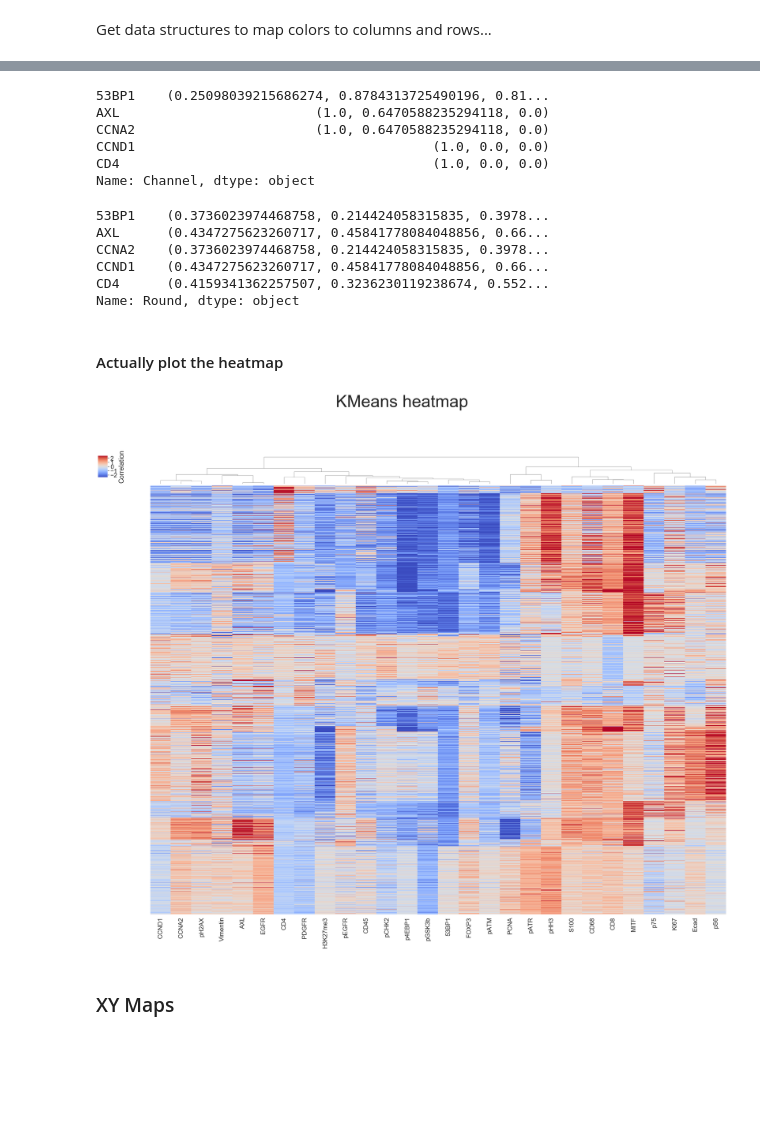
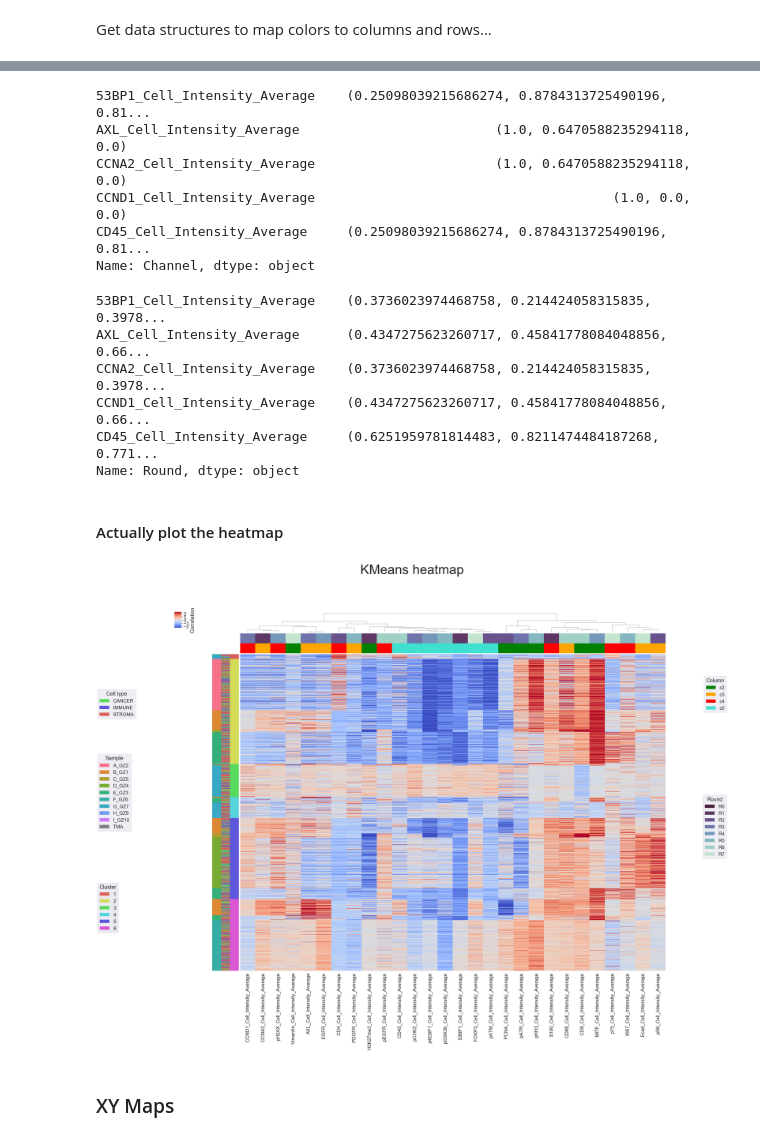
Before and after one commit to biodev/cycIF-workflow, a Jupyter notebook: MG_KMeans.ipynb, the cells around one changed output, grey strips where cells are left out. Drawn from its saved outputs; the diff is of its cells as text; code cells hidden in the pictures; blank space fills up the shorter version.

```diff
--- a/MG_KMeans.ipynb
+++ b/MG_KMeans.ipynb
@@ -912,6 +865,6 @@ E_GZ3_Cell_39648    (0.20125317221201128, 0.6907920815379025, 0.47...
 Name: Sample_ID, dtype: object
 # %%
-row_celltype_colors = heatmap_data.cell_type.map(celltype_color_dict)
+row_celltype_colors = subset_df.cell_type.map(celltype_color_dict)
 
 row_celltype_colors[1:5]
 # %% [output]
@@ -922,6 +875,6 @@ E_GZ3_Cell_39648    (0.33999999999999997, 0.86, 0.3712)
 Name: cell_type, dtype: object
 # %%
-row_cluster_colors = heatmap_data.cluster.map(cluster_color_dict)
+row_cluster_colors = subset_df.cluster.map(cluster_color_dict)
 
 row_cluster_colors[1:5]
 # %% [output]
@@ -945,36 +896,36 @@ metadata['full']
 # %%
 column_channel_colors = pd.merge(pd.DataFrame(pd.Series(
-    heatmap_data.loc[:,~heatmap_data.columns.isin(not_intensities)].columns.values)),
+    subset_df.loc[:,~subset_df.columns.isin(not_intensities)].columns.values)),
                   metadata, how = 'left',
          left_on = 0, right_on = 'full_column')[[0,'Channel']]['Channel'].map(channel_color_dict)
 
 
-column_channel_colors.index = heatmap_data.loc[:,~heatmap_data.columns.isin(not_intensities)].columns.values
+column_channel_colors.index = subset_df.loc[:,~subset_df.columns.isin(not_intensities)].columns.values
 
 column_channel_colors.head()
 # %% [output]
-53BP1    (0.25098039215686274, 0.8784313725490196, 0.81...
-AXL                         (1.0, 0.6470588235294118, 0.0)
-CCNA2                       (1.0, 0.6470588235294118, 0.0)
-CCND1                                      (1.0, 0.0, 0.0)
-CD4                                        (1.0, 0.0, 0.0)
+53BP1_Cell_Intensity_Average    (0.25098039215686274, 0.8784313725490196, 0.81...
+AXL_Cell_Intensity_Average                         (1.0, 0.6470588235294118, 0.0)
+CCNA2_Cell_Intensity_Average                       (1.0, 0.6470588235294118, 0.0)
+CCND1_Cell_Intensity_Average                                      (1.0, 0.0, 0.0)
+CD45_Cell_Intensity_Average     (0.25098039215686274, 0.8784313725490196, 0.81...
 Name: Channel, dtype: object
 # %%
 column_round_colors = pd.merge(pd.DataFrame(pd.Series(
-    heatmap_data.loc[:,~heatmap_data.columns.isin(not_intensities)].columns.values)),
+    subset_df.loc[:,~subset_df.columns.isin(not_intensities)].columns.values)),
                   metadata, how = 'left',
          left_on = 0, right_on = 'full_column')[[0,'Round']]['Round'].map(round_color_dict)
 
 
-column_round_colors.index = heatmap_data.loc[:,~heatmap_data.columns.isin(not_intensities)].columns.values
+column_round_colors.index = subset_df.loc[:,~subset_df.columns.isin(not_intensities)].columns.values
 
 column_round_colors.head()
 # %% [output]
-53BP1    (0.3736023974468758, 0.214424058315835, 0.3978...
-AXL      (0.4347275623260717, 0.45841778084048856, 0.66...
-CCNA2    (0.3736023974468758, 0.214424058315835, 0.3978...
-CCND1    (0.4347275623260717, 0.45841778084048856, 0.66...
-CD4      (0.4159341362257507, 0.3236230119238674, 0.552...
+53BP1_Cell_Intensity_Average    (0.3736023974468758, 0.214424058315835, 0.3978...
+AXL_Cell_Intensity_Average      (0.4347275623260717, 0.45841778084048856, 0.66...
+CCNA2_Cell_Intensity_Average    (0.3736023974468758, 0.214424058315835, 0.3978...
+CCND1_Cell_Intensity_Average    (0.4347275623260717, 0.45841778084048856, 0.66...
+CD45_Cell_Intensity_Average     (0.6251959781814483, 0.8211474484187268, 0.771...
 Name: Round, dtype: object
 # %%
 # Create data structure to hold everything we need for row/column annotations
@@ -1012,23 +963,23 @@ anns['cols'] = col_annotations
 # %% [markdown]
 #### Actually plot the heatmap
 # %%
-heatmap_function(data = heatmap_data.loc[:,~heatmap_data.columns.isin(not_intensities)],
+heatmap_function(data = subset_df.loc[:,~subset_df.columns.isin(not_intensities)],
     title = "KMeans heatmap",
                # define method, metric, and color map
           method = 'ward', metric = 'correlation',cmap = 'coolwarm',
                # colorbar (legend coloring of main plot)
                cbar_kws = {'label':'Correlation'},
                # xticklabels - want to have the nicknames instead of full names
                 xticklabels = [name for name in
                  #xticklabels = [full_to_short_names[name] for name in
-                     heatmap_data.loc[:,
-                                 ~heatmap_data.columns.isin(not_intensities)].columns.values],
+                     subset_df.loc[:,
+                                 ~subset_df.columns.isin(not_intensities)].columns.values],
                  save_loc = output_images_dir,
                  row_cluster = False, col_cluster = True,
                     annotations = anns
           )
 # %% [output]
-[figure, old version]
+[figure, new version]
 # %% [markdown]
 ### XY Maps
 # %%
```
Also changed, not shown: parts of 51 cells of this notebook, 5 other files.
